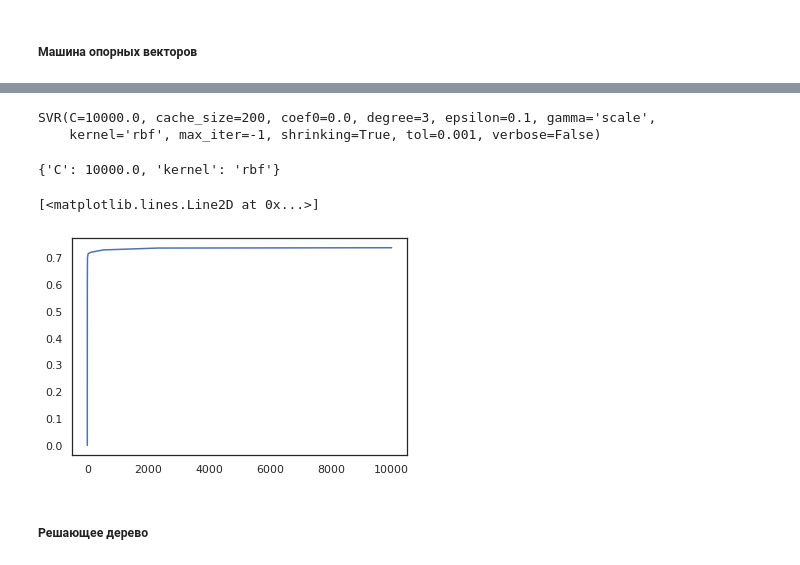
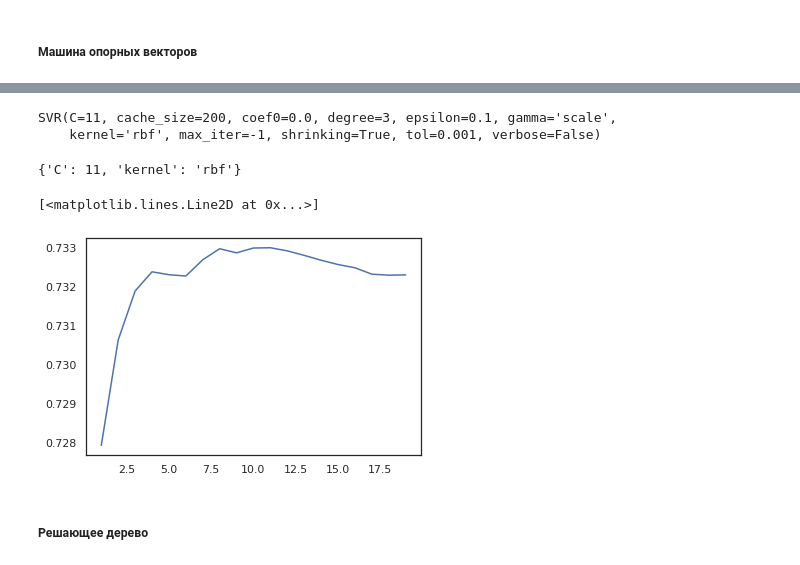
Before and after one commit to alexanderobert/TMO, a Jupyter notebook: Курсовая работа/course project.ipynb, the cells around one changed output, grey strips where cells are left out. Cells and saved outputs as stored; diff of their text form; code cells hidden in the pictures.

```diff
--- a/Курсовая работа/course project.ipynb
+++ b/Курсовая работа/course project.ipynb
@@ -364,7 +364,7 @@ task_regr_cols = ['WindDirection(Degrees)_scaled',
                  ]
 # %%
 X = data[task_regr_cols]
-Y = data['Radiation']
+Y = data['Radiation_scaled']
 X.shape
 # %% [output]
 (10000, 5)
@@ -522,7 +522,7 @@ plt.plot(gs_LinR.cv_results_['mean_test_score'])
 ##### Машина опорных векторов
 # %%
 %%time
-SVR_grid={"C":np.logspace(-3,4,12), "kernel":['rbf']}
+SVR_grid={"C":range(1,20,1), "kernel":['rbf']}
 gs_SVR = GridSearchCV(SVR(), SVR_grid, cv=5, scoring='explained_variance')
 gs_SVR.fit(X_train, Y_train)
 # %% [output]
@@ -544,19 +541,19 @@ GridSearchCV(cv=5, error_score=nan,
 # Лучшая модель
 gs_SVR.best_estimator_
 # %% [output]
-SVR(C=10000.0, cache_size=200, coef0=0.0, degree=3, epsilon=0.1, gamma='scale',
+SVR(C=11, cache_size=200, coef0=0.0, degree=3, epsilon=0.1, gamma='scale',
     kernel='rbf', max_iter=-1, shrinking=True, tol=0.001, verbose=False)
 # %%
 # Лучшее значение параметров
 gs_SVR.best_params_
 # %% [output]
-{'C': 10000.0, 'kernel': 'rbf'}
+{'C': 11, 'kernel': 'rbf'}
 # %%
 # Изменение качества на тестовой выборке
-plt.plot(np.logspace(-3,4,12), gs_SVR.cv_results_['mean_test_score'])
+plt.plot(range(1,20,1), gs_SVR.cv_results_['mean_test_score'])
 # %% [output]
 [<matplotlib.lines.Line2D at 0x...>]
-[figure, old version]
+[figure, new version]
 # %% [markdown]
 ##### Решающее дерево
 # %%
```
Also changed, not shown: parts of 19 cells of this notebook, 1 other file.
